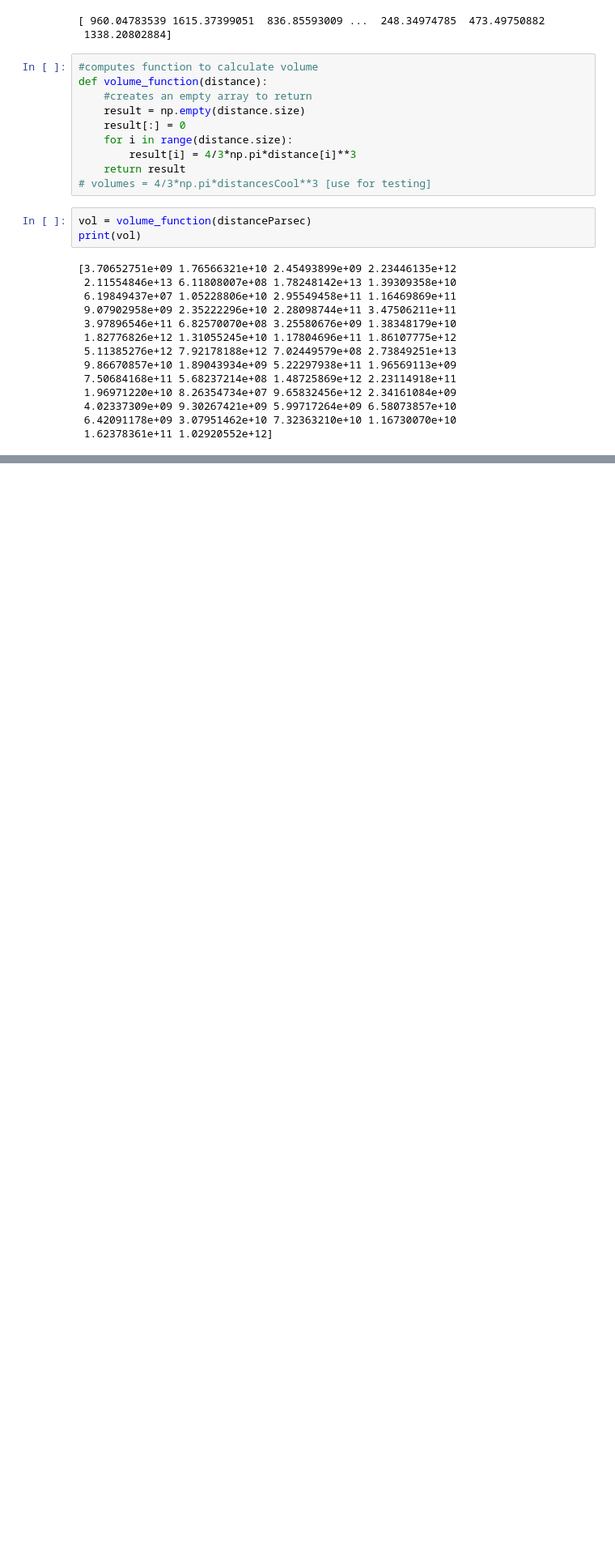
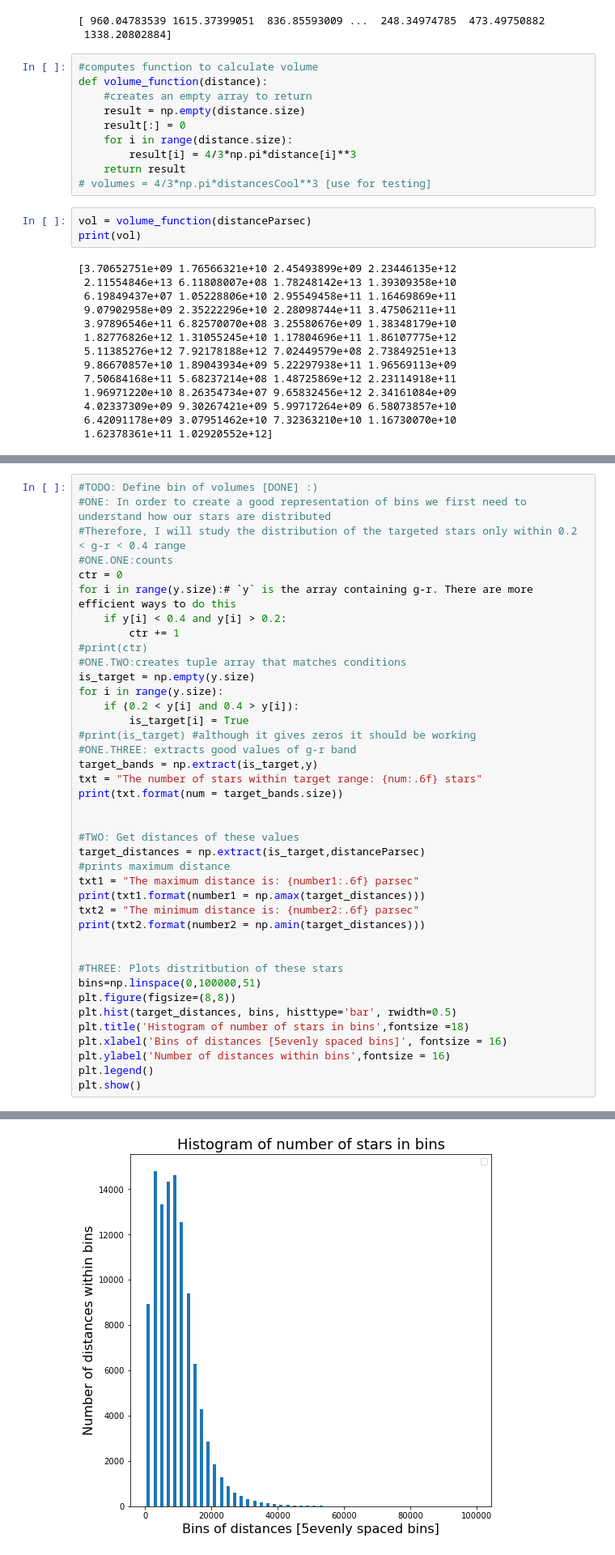
Before and after one commit to aquinocosme/ASTR3190-Introduction-to-Research-in-Astronomy, a Jupyter notebook: Research/ResearchProject_AquinoOvelar.ipynb, the cells around one changed output, grey strips where cells are left out. Shown: that part at 81% size. Drawn from its saved outputs; the diff is of its cells as text; blank space fills up the shorter version.

Commit message:
Plotted the DD distribution for stars with 0.2 < g-r < 0.4

```diff
--- a/Research/ResearchProject_AquinoOvelar.ipynb
+++ b/Research/ResearchProject_AquinoOvelar.ipynb
@@ -204,0 +159,41 @@ The minimum distance is: 577.277196 parsec
+# %%
+#TODO: Define bin of volumes [DONE] :)
+#ONE: In order to create a good representation of bins we first need to understand how our stars are distributed
+#Therefore, I will study the distribution of the targeted stars only within 0.2 < g-r < 0.4 range
+#ONE.ONE:counts
+ctr = 0
+for i in range(y.size):# `y` is the array containing g-r. There are more efficient ways to do this
+    if y[i] < 0.4 and y[i] > 0.2:
+        ctr += 1
+#print(ctr)
+#ONE.TWO:creates tuple array that matches conditions
+is_target = np.empty(y.size)
+for i in range(y.size):
+    if (0.2 < y[i] and 0.4 > y[i]):
+        is_target[i] = True
+#print(is_target) #although it gives zeros it should be working
+#ONE.THREE: extracts good values of g-r band
+target_bands = np.extract(is_target,y)
+txt = "The number of stars within target range: {num:.6f} stars"
+print(txt.format(num = target_bands.size))
+
+
+#TWO: Get distances of these values
+target_distances = np.extract(is_target,distanceParsec)
+#prints maximum distance
+txt1 = "The maximum distance is: {number1:.6f} parsec"
+print(txt1.format(number1 = np.amax(target_distances)))
+txt2 = "The minimum distance is: {number2:.6f} parsec"
+print(txt2.format(number2 = np.amin(target_distances)))
+
+
+#THREE: Plots distritbution of these stars
+bins=np.linspace(0,100000,51)
+plt.figure(figsize=(8,8))
+plt.hist(target_distances, bins, histtype='bar', rwidth=0.5)
+plt.title('Histogram of number of stars in bins',fontsize =18)
+plt.xlabel('Bins of distances [5evenly spaced bins]', fontsize = 16)
+plt.ylabel('Number of distances within bins',fontsize = 16)
+plt.legend()
+plt.show()
+# %% [output]
@@ -205 +204,2 @@ The minimum distance is: 577.277196 parsec
+[figure, added]
 # %%
```
Also changed, not shown: parts of 5 cells of this notebook.
